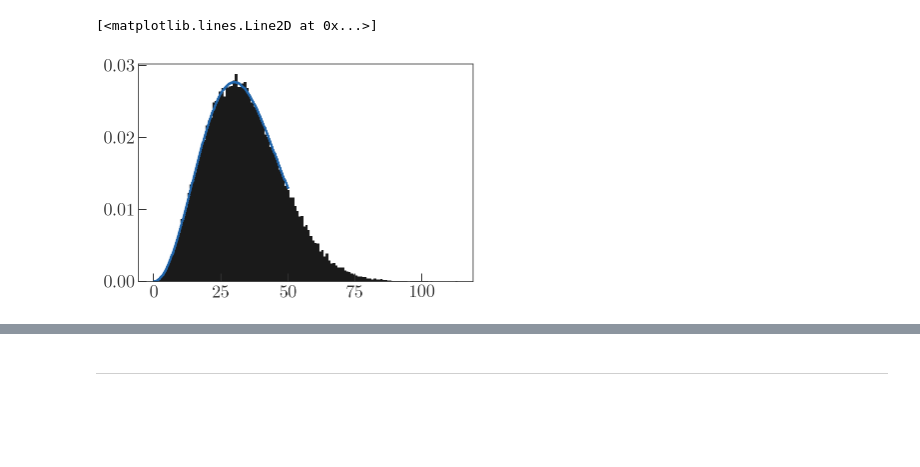
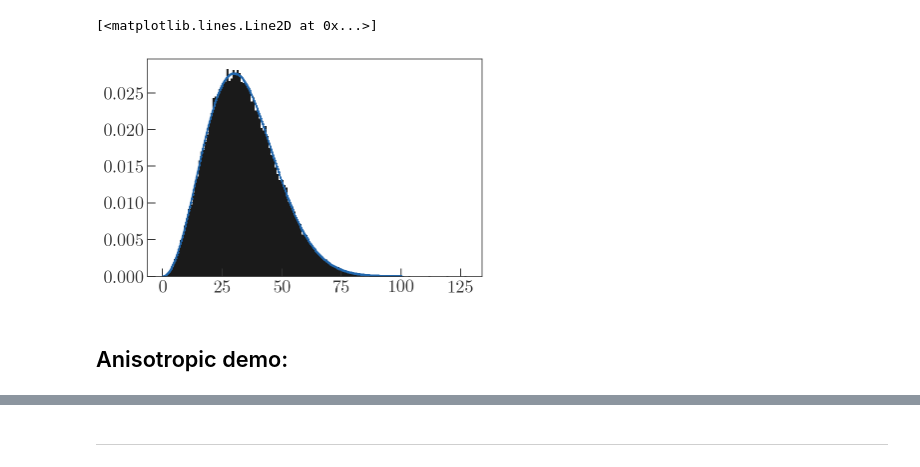
Before and after one commit to adrn/GaiaPairsFollowup, a Jupyter notebook: notebooks/Mixture model ∆v.ipynb, the cells around one changed output, grey strips where cells are left out. Saved outputs shown, nothing was run; the diff lists cells and outputs as text; code cells hidden in the pictures; blank space fills up the shorter version.

Commit message:
anisotropic demo

```diff
--- a/notebooks/Mixture model ∆v.ipynb
+++ b/notebooks/Mixture model ∆v.ipynb
@@ -27,8 +27,10 @@ def pdf(x, s, n):
 # %%
 plt.hist(d12, bins='auto', normed=True);
 
-_xs = np.linspace(0.1, 50, 256)
+_xs = np.linspace(0.1, 100, 256)
 plt.plot(_xs, pdf(_xs, s, n))
 # %% [output]
 [<matplotlib.lines.Line2D at 0x...>]
-[figure, old version]
+[figure, new version]
+# %% [markdown]
+## Anisotropic demo:
```
Also changed, not shown: parts of 2 cells of this notebook.
